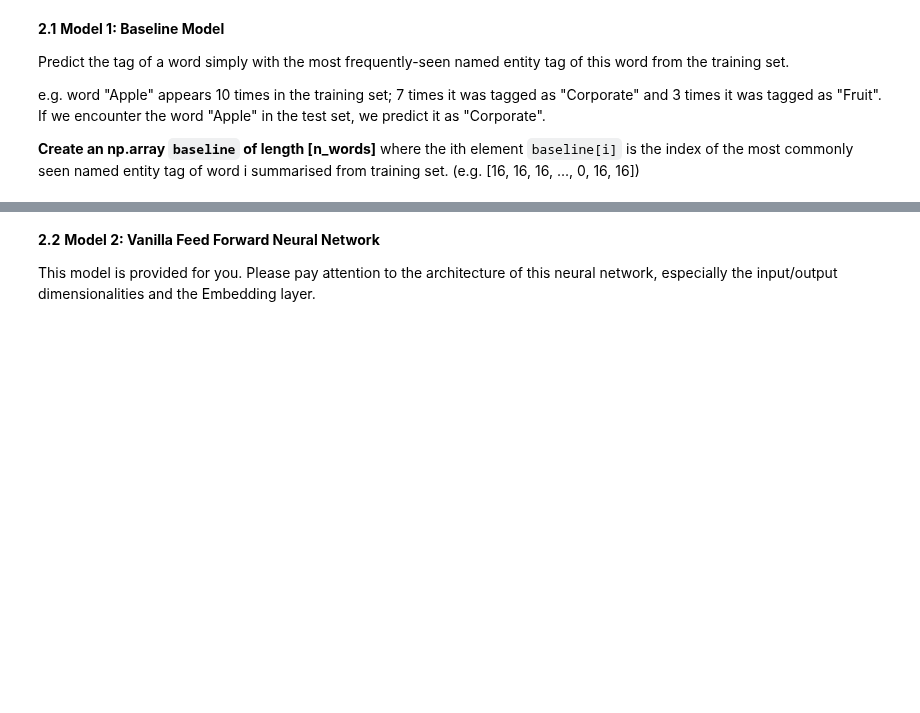
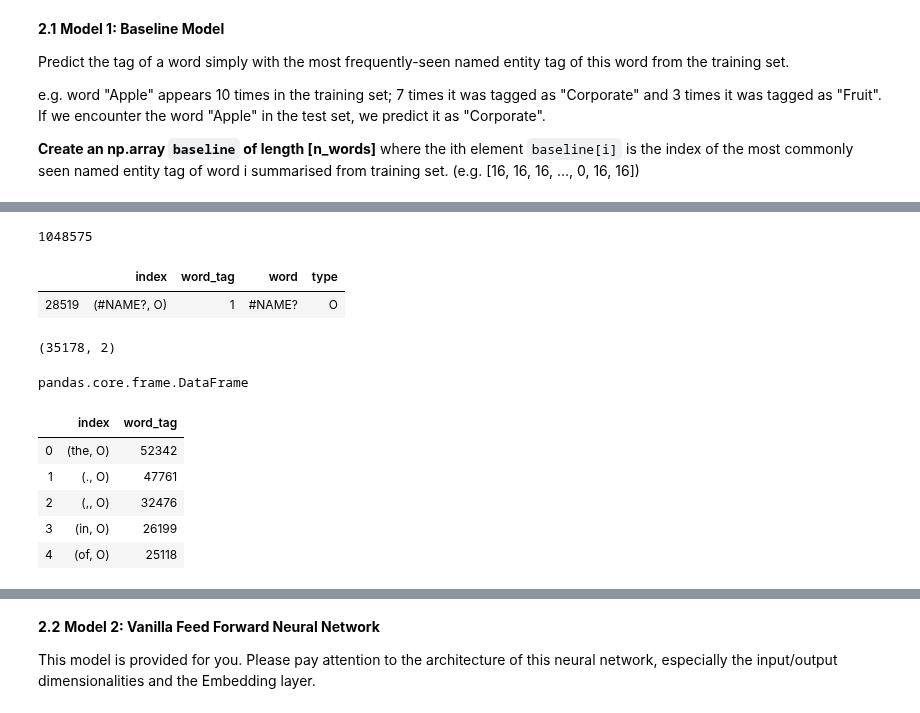
Before and after one commit to gurdeep101/2020-CS109B, a Jupyter notebook: content/homeworks/hw06/cs109b_hw6-submisison.ipynb, the cells around one changed output, grey strips where cells are left out. Saved outputs shown, nothing was run; the diff lists cells and outputs as text; code cells hidden in the pictures; blank space fills up the shorter version.

```diff
--- a/content/homeworks/hw06/cs109b_hw6-submisison.ipynb
+++ b/content/homeworks/hw06/cs109b_hw6-submisison.ipynb
@@ -700,0 +809,27 @@
+# %%
+len(word_extract)
+# %% [output]
+1048575
+# %%
+temp[temp.word == '#NAME?']
+# %% [output]
+|  | index | word_tag | word | type |
+| 28519 | (#NAME?, O) | 1 | #NAME? | O |
+# %%
+base_grouped.shape
+# %% [output]
+(35178, 2)
+# %%
+type(base_grouped)
+# %% [output]
+pandas.core.frame.DataFrame
+# %%
+temp = data.word_tag.value_counts().reset_index()
+temp.head()
+# %% [output]
+|  | index | word_tag |
+| 0 | (the, O) | 52342 |
+| 1 | (., O) | 47761 |
+| 2 | (,, O) | 32476 |
+| 3 | (in, O) | 26199 |
+| 4 | (of, O) | 25118 |
```
Also changed, not shown: parts of 15 cells of this notebook.
